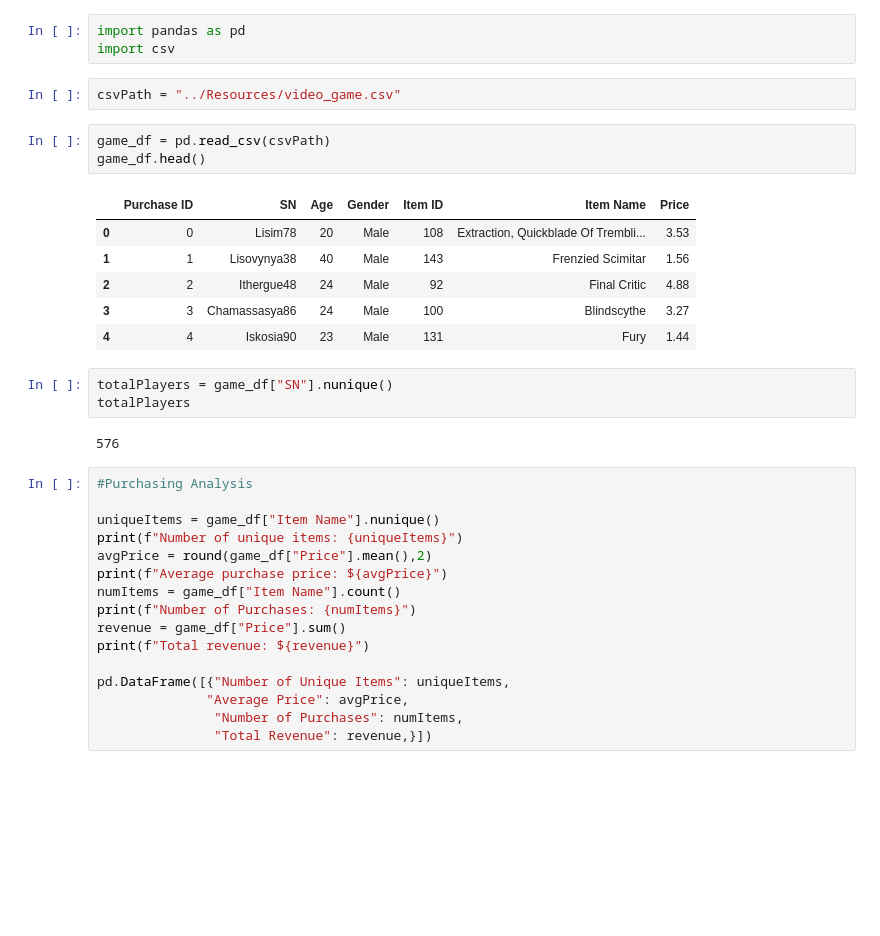
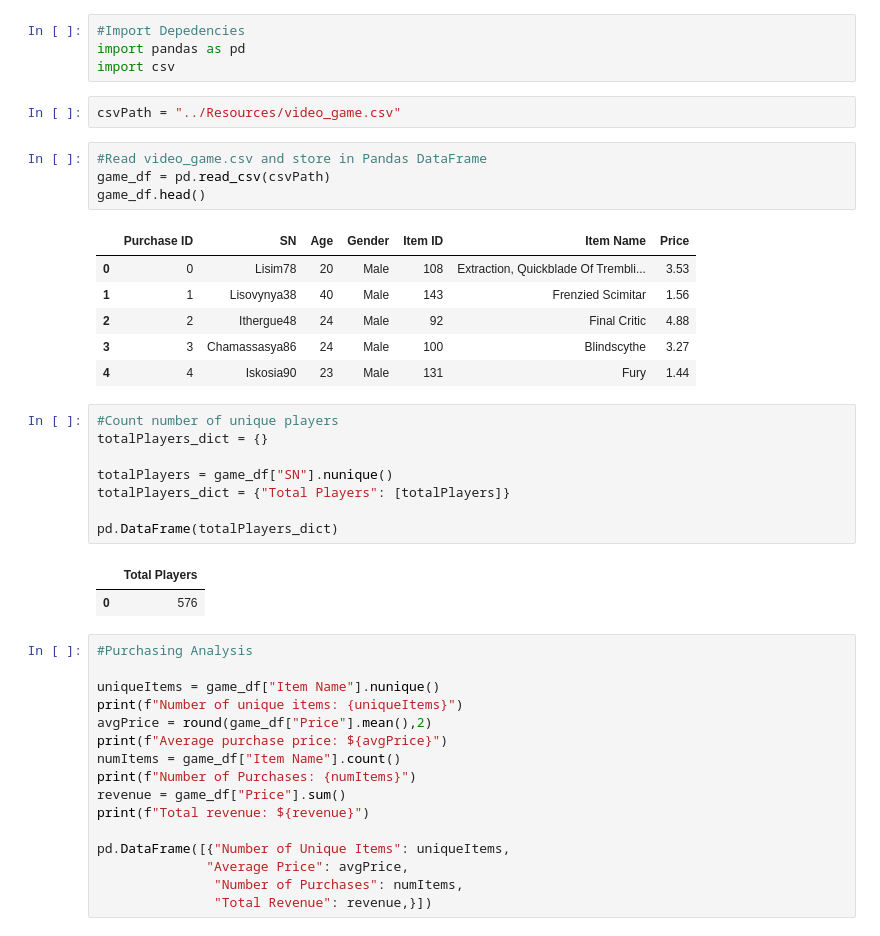
Before and after one commit to hannahduncan/pandas-challenge, a Jupyter notebook: HeroesOfPymoli/main.ipynb, the cells around one changed output. Cells and saved outputs as stored; diff of their text form; blank space fills up the shorter version.

```diff
--- a/HeroesOfPymoli/main.ipynb
+++ b/HeroesOfPymoli/main.ipynb
@@ -1,9 +1,11 @@
 # %%
+#Import Depedencies
 import pandas as pd
 import csv
 # %%
 csvPath = "../Resources/video_game.csv"
 # %%
+#Read video_game.csv and store in Pandas DataFrame
 game_df = pd.read_csv(csvPath)
 game_df.head()
 # %% [output]
@@ -13,11 +15,17 @@ game_df.head()
 | 2 | 2 | Ithergue48 | 24 | Male | 92 | Final Critic | 4.88 |
 | 3 | 3 | Chamassasya86 | 24 | Male | 100 | Blindscythe | 3.27 |
 | 4 | 4 | Iskosia90 | 23 | Male | 131 | Fury | 1.44 |
-# %%
-totalPlayers = game_df["SN"].nunique()
-totalPlayers
-# %% [output]
-576
+# %%
+#Count number of unique players
+totalPlayers_dict = {}
+
+totalPlayers = game_df["SN"].nunique()
+totalPlayers_dict = {"Total Players": [totalPlayers]}
+
+pd.DataFrame(totalPlayers_dict)
+# %% [output]
+|  | Total Players |
+| 0 | 576 |
 # %%
 #Purchasing Analysis
 
```
Also changed, not shown: parts of 14 cells of this notebook.
